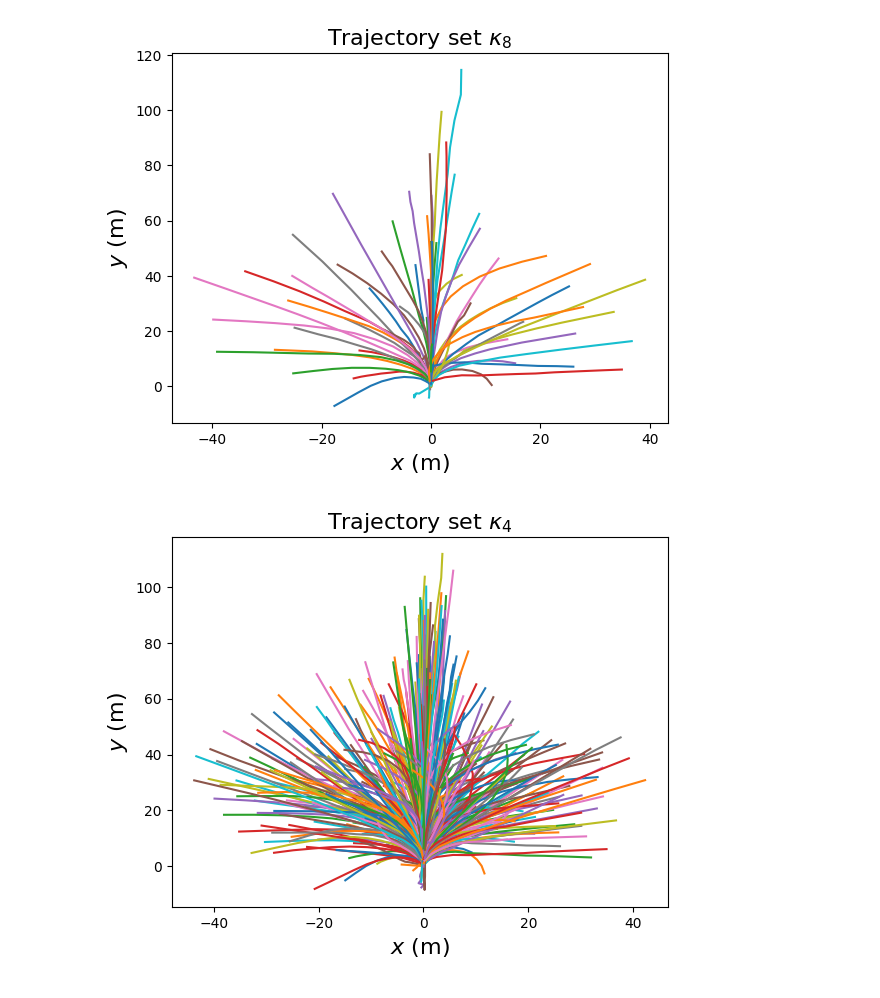
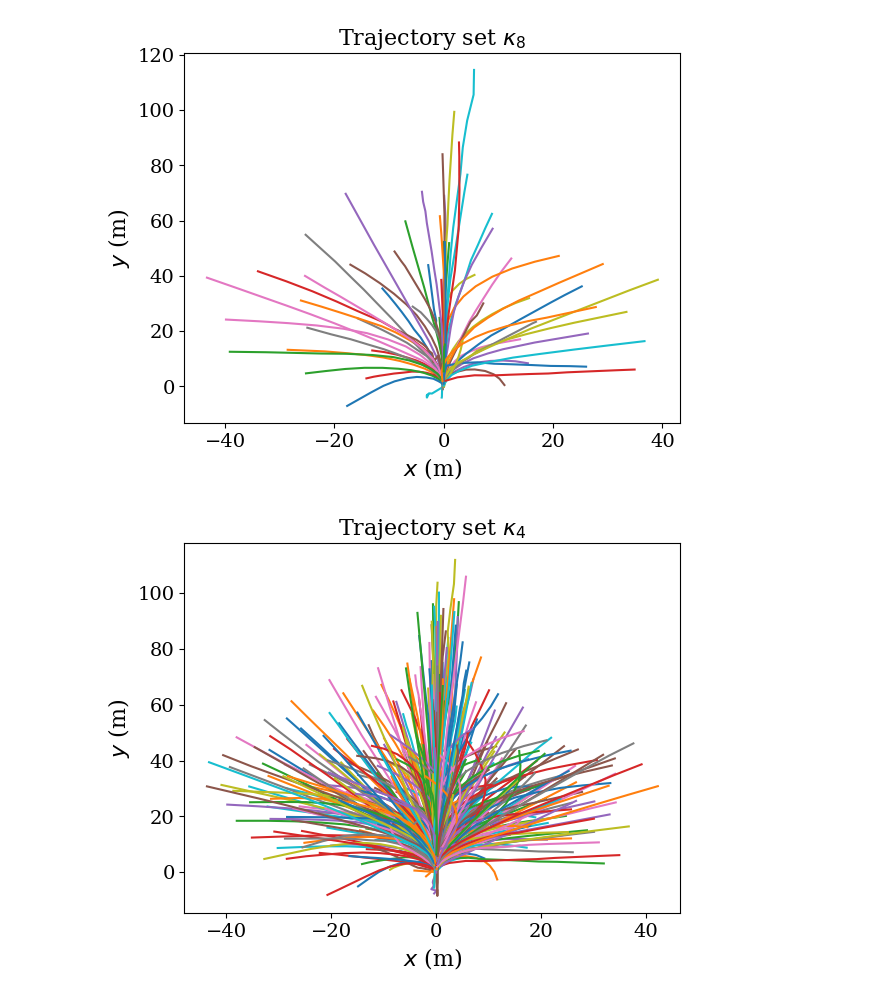
Before and after one commit to dolander1/nuscenes_dolander1, a Jupyter notebook: python-sdk/tutorials/compareLattice.ipynb, the cells around one changed output. Drawn from its saved outputs; the diff is of its cells as text; code cells hidden in the pictures.

Commit message:
improved plots

```diff
--- a/python-sdk/tutorials/compareLattice.ipynb
+++ b/python-sdk/tutorials/compareLattice.ipynb
@@ -5,33 +5,36 @@ import matplotlib.pyplot as plt
 %matplotlib inline
 
 ## Load lattice
 with open('data/sets/nuscenes-prediction-challenge-trajectory-sets/epsilon_8.pkl', 'rb') as f:
     trajectories8 = pickle.load(f)
 lattice8 = np.array(trajectories8)
 
 with open('data/sets/nuscenes-prediction-challenge-trajectory-sets/epsilon_4.pkl', 'rb') as f:
     trajectories4 = pickle.load(f)
 lattice4 = np.array(trajectories4)
 
 with open('data/sets/nuscenes-prediction-challenge-trajectory-sets/epsilon_2.pkl', 'rb') as f:
     trajectories2 = pickle.load(f)
 lattice2 = np.array(trajectories2)
 
 lattice_list = ["lattice8", "lattice4", "lattice2"]
 modes_list = [np.arange(eval(lattice).shape[0]) for lattice in lattice_list]
 
+plt.rcParams.update({'font.size': 14})
+plt.rcParams['font.family'] = 'serif'
+plt.rcParams['font.serif'] = ['Times New Roman'] + plt.rcParams['font.serif']
 
 ### Plot all trajectories
 fontsize = 16
 for lattice, lattice_string, modes in zip(lattice_list, lattice_list, modes_list):
     # Enable LaTeX formatting
     [plt.plot(eval(lattice)[mode,:,0], eval(lattice)[mode,:,1]) for mode in modes]
     plt.title(fr'Trajectory set $\kappa_{lattice_string[-1]}$', fontsize=fontsize)
     plt.xlabel(r'$x$ (m)', fontsize=fontsize)
     plt.ylabel(r'$y$ (m)', fontsize=fontsize)
 #     plt.legend()
-    plt.savefig(f'saveResults/compareDatasets/compareLattices_eps={lattice_string}.png')
+    plt.savefig(f'saveResults/compareDatasets/compareLattices_eps={lattice_string}.pdf')
     plt.show()
 # %% [output]
-[figure, old version]
+[figure, new version]
-[figure, old version]
+[figure, new version]
```
Also changed, not shown: parts of 1 cell of this notebook, 19 other files.
